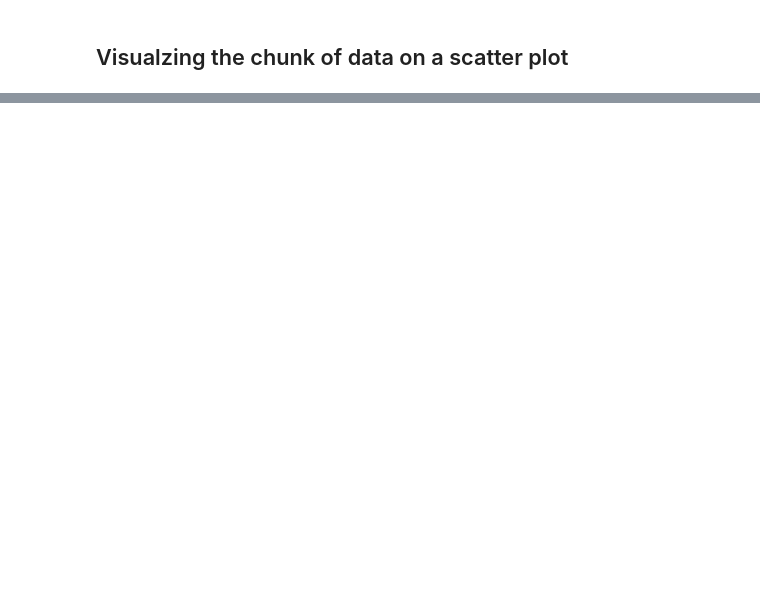
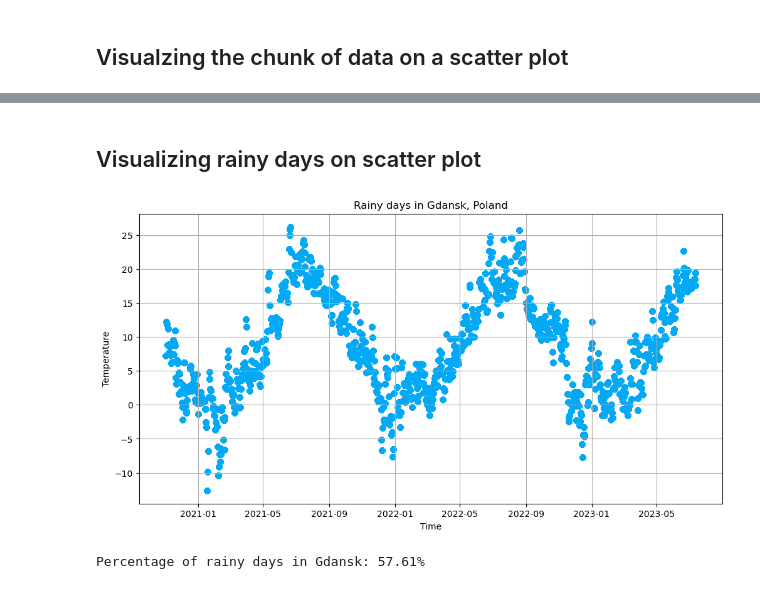
Before and after one commit to ODondalski/WeatherPatterns, a Jupyter notebook: weather.ipynb, the cells around one changed output, grey strips where cells are left out. Cells and saved outputs as stored; diff of their text form; code cells hidden in the pictures; blank space fills up the shorter version.

```diff
--- a/weather.ipynb
+++ b/weather.ipynb
@@ -66,0 +95,18 @@ plt.show()
+# %% [markdown]
+## Visualizing rainy days on scatter plot
+# %%
+rain_counter = 0
+plt.figure(figsize=(12, 6))
+for i in range(len(data)):
+    if(data['icon'][i] == 'rain'):
+        rain_counter += 1
+        plt.scatter(x=data['datetime'], y=data['temp'], color='#03A9F4')
+plt.title('Rainy days in Gdansk, Poland')
+plt.xlabel('Time')
+plt.ylabel('Temperature')
+plt.grid()
+plt.show()
+print(f'Percentage of rainy days in Gdansk: {round((rain_counter / len(data) * 100), 2)}%')
+# %% [output]
+[figure, added]
+Percentage of rainy days in Gdansk: 57.61%
```
Also changed, not shown: parts of 10 cells of this notebook, 1 other file.
